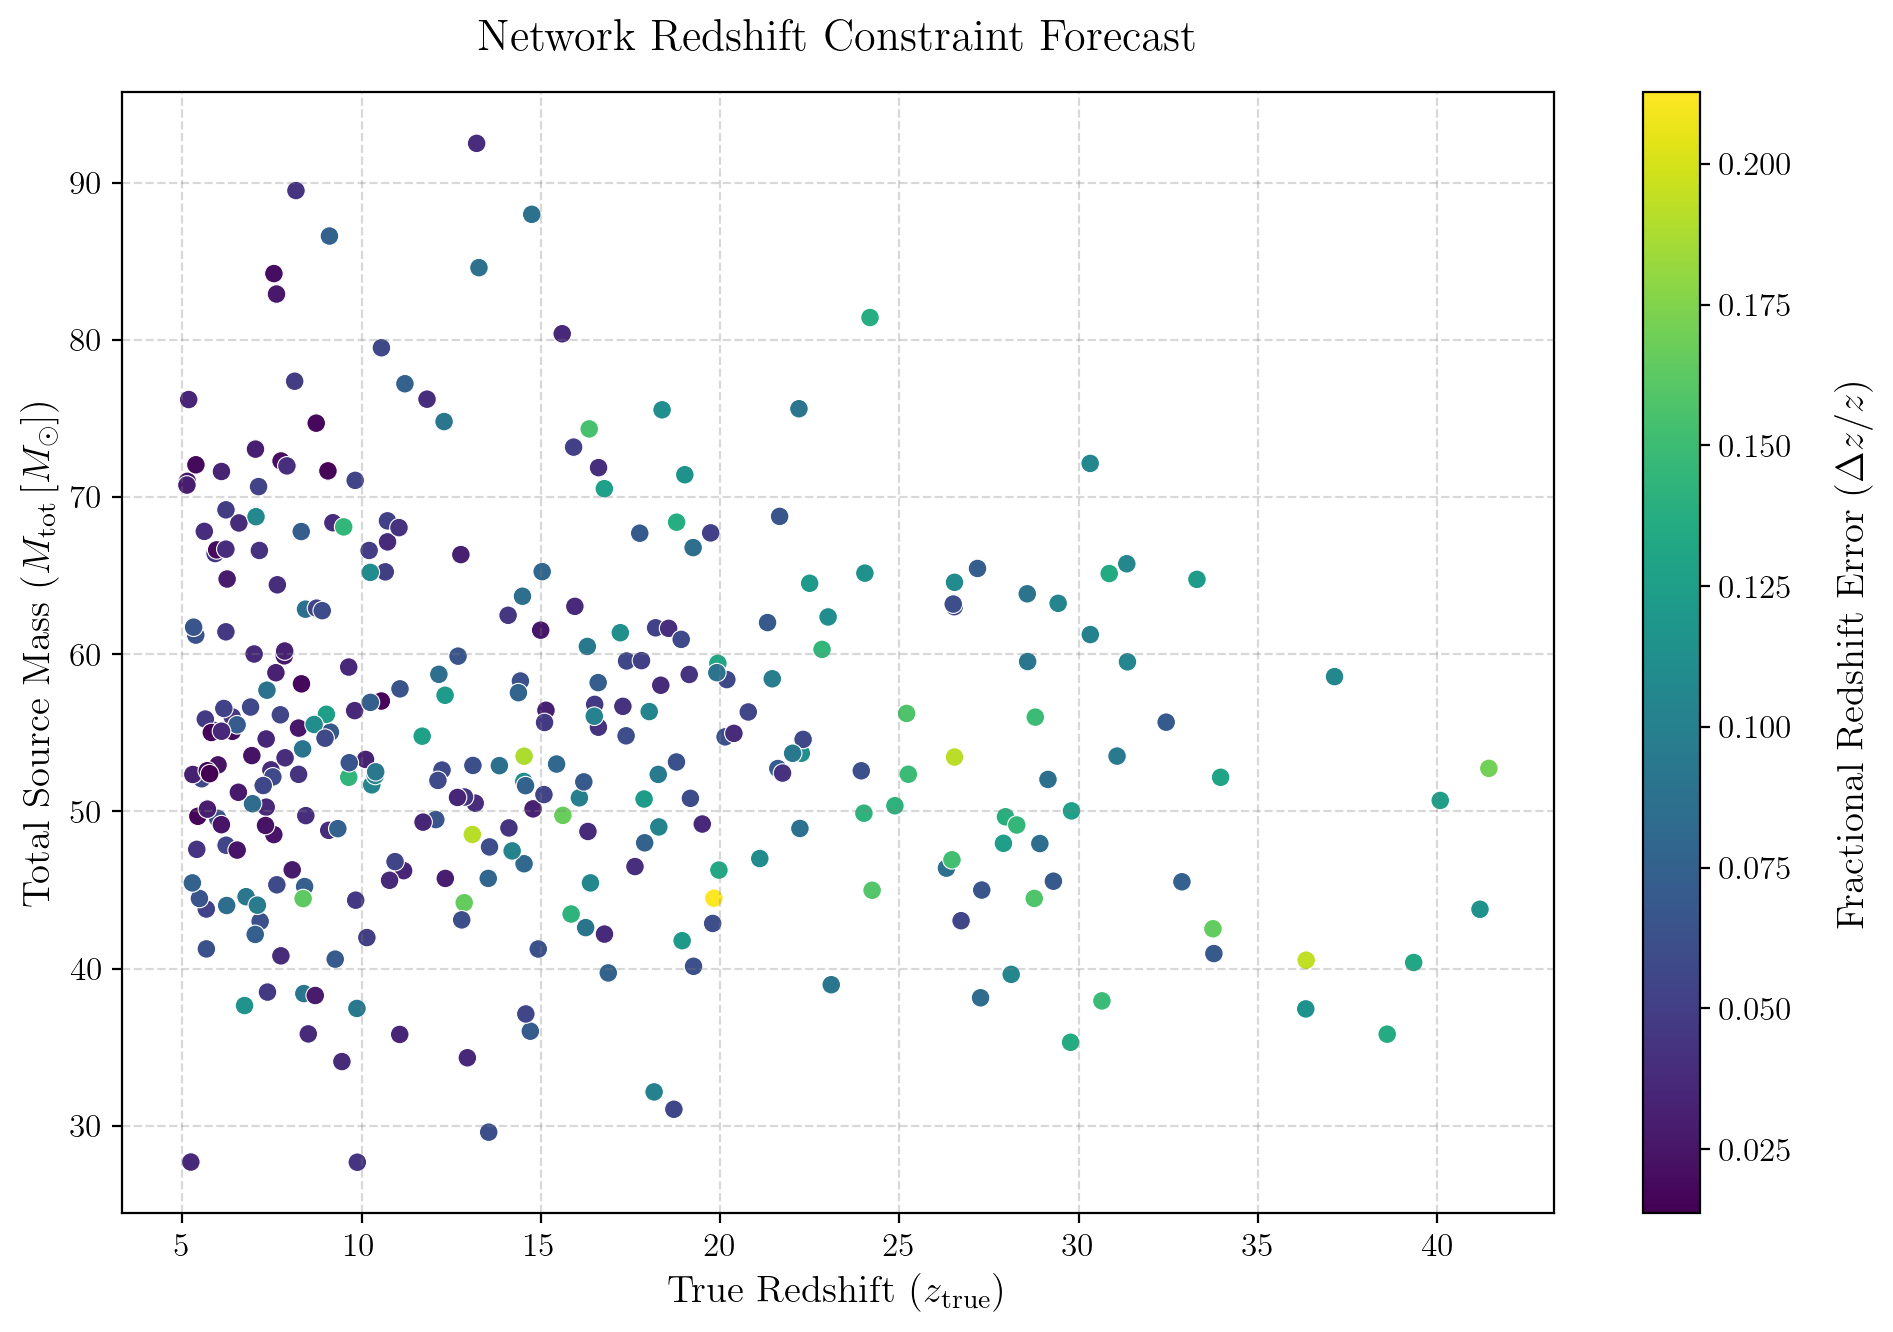
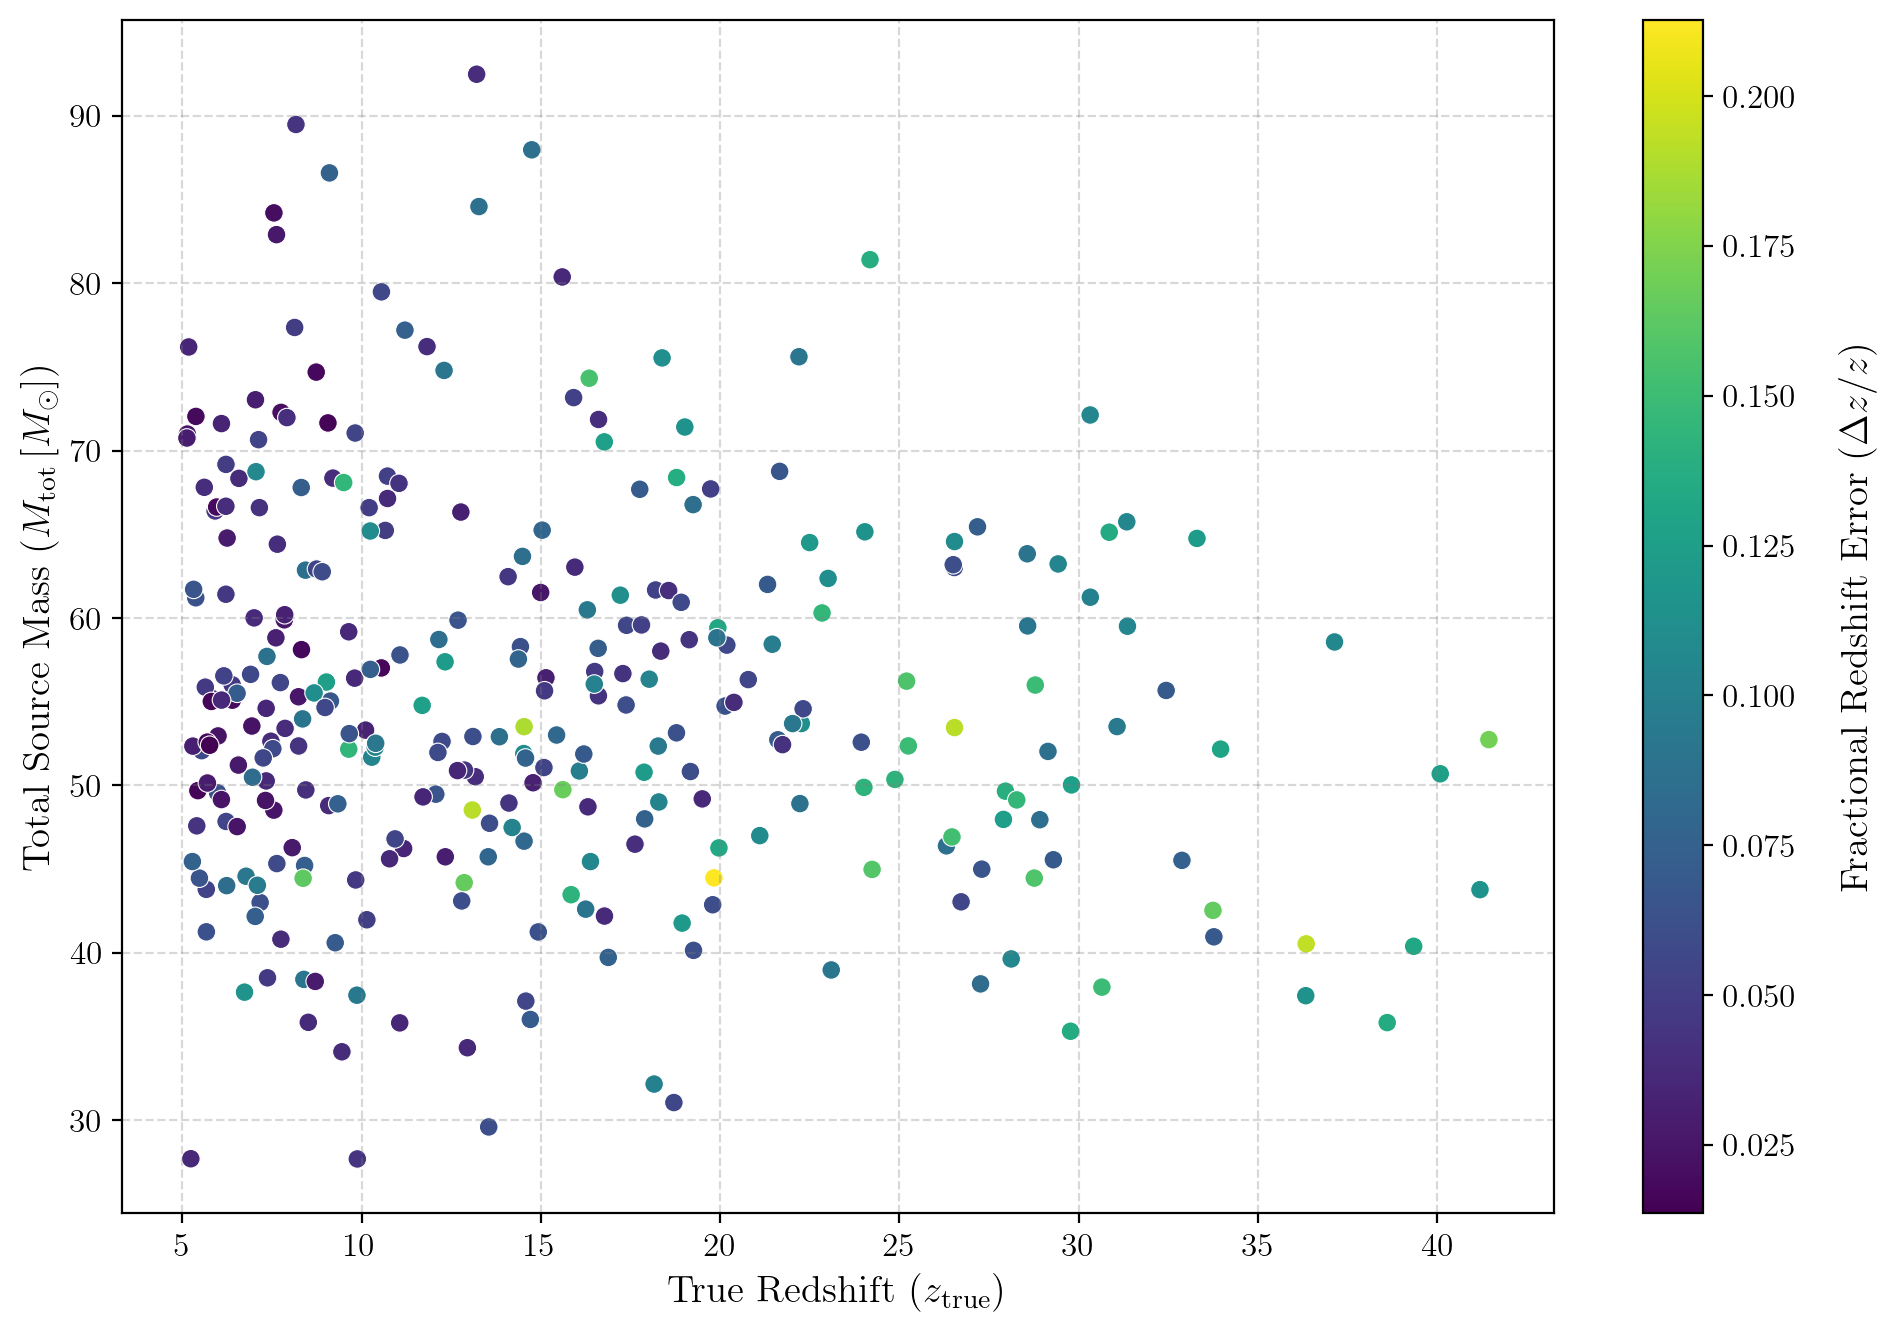
Code edit (unified diff) that turned the first committed figure into the second:
--- before
+++ after
@@ -31,5 +31,5 @@
 
 # 6. Title and subtle grid
-plt.title('Network Redshift Constraint Forecast', fontsize=16, pad=15)
+#plt.title('Network Redshift Constraint Forecast', fontsize=16, pad=15)
 plt.grid(True, which="both", ls="--", alpha=0.3, color='gray')
 

Commit: read network results